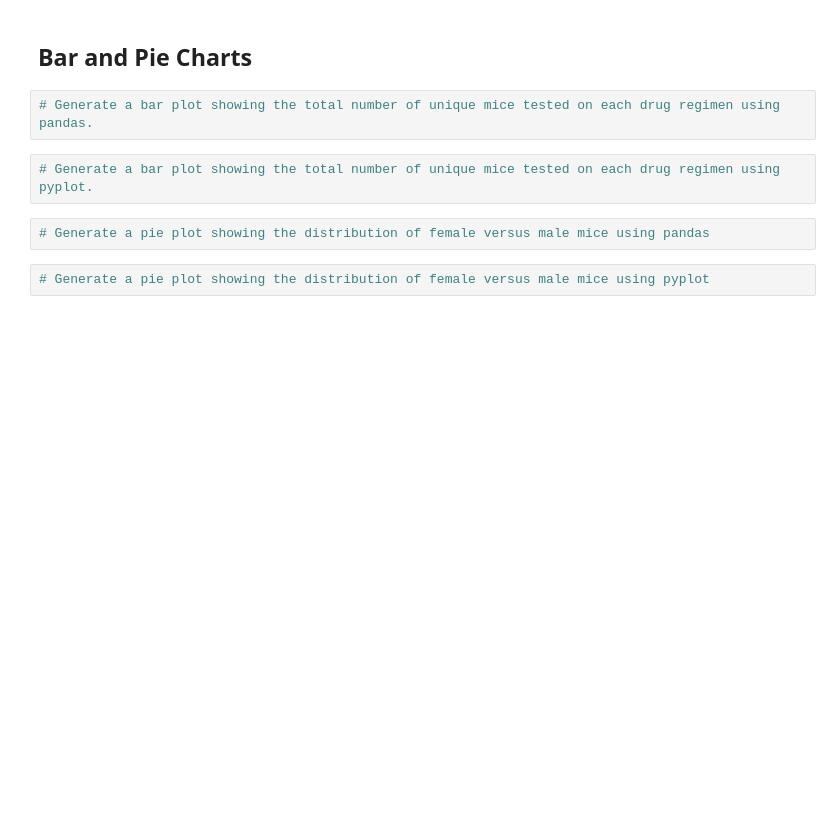
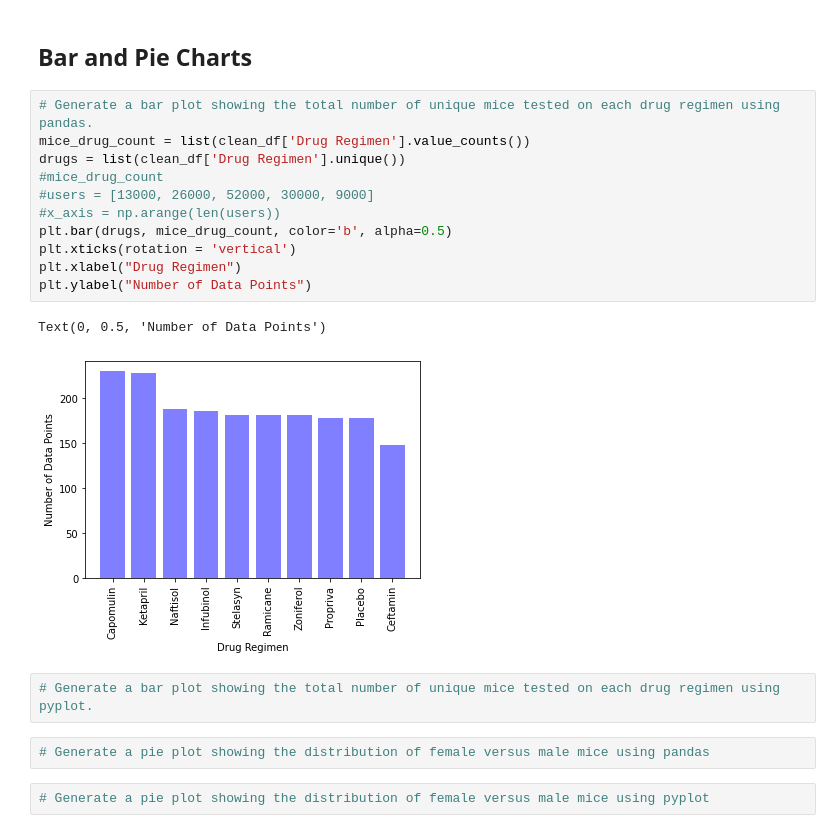
Before and after one commit to Witwer93/matplotlib-pymaceuticals, a Jupyter notebook: pymaceuticals.ipynb, the cells around one changed output. Drawn from its saved outputs; the diff is of its cells as text; blank space fills up the shorter version.

```diff
--- a/pymaceuticals.ipynb
+++ b/pymaceuticals.ipynb
@@ -119,7 +128,19 @@ stats
 # %% [markdown]
 ## Bar and Pie Charts
-# %%
-# Generate a bar plot showing the total number of unique mice tested on each drug regimen using pandas.
+# %%
+# Generate a bar plot showing the total number of unique mice tested on each drug regimen using pandas.
+mice_drug_count = list(clean_df['Drug Regimen'].value_counts())
+drugs = list(clean_df['Drug Regimen'].unique())
+#mice_drug_count
+#users = [13000, 26000, 52000, 30000, 9000]
+#x_axis = np.arange(len(users))
+plt.bar(drugs, mice_drug_count, color='b', alpha=0.5)
+plt.xticks(rotation = 'vertical')
+plt.xlabel("Drug Regimen")
+plt.ylabel("Number of Data Points")
+# %% [output]
+Text(0, 0.5, 'Number of Data Points')
+[figure, added]
 # %%
 # Generate a bar plot showing the total number of unique mice tested on each drug regimen using pyplot.
 # %%
```
Also changed, not shown: parts of 2 cells of this notebook.
